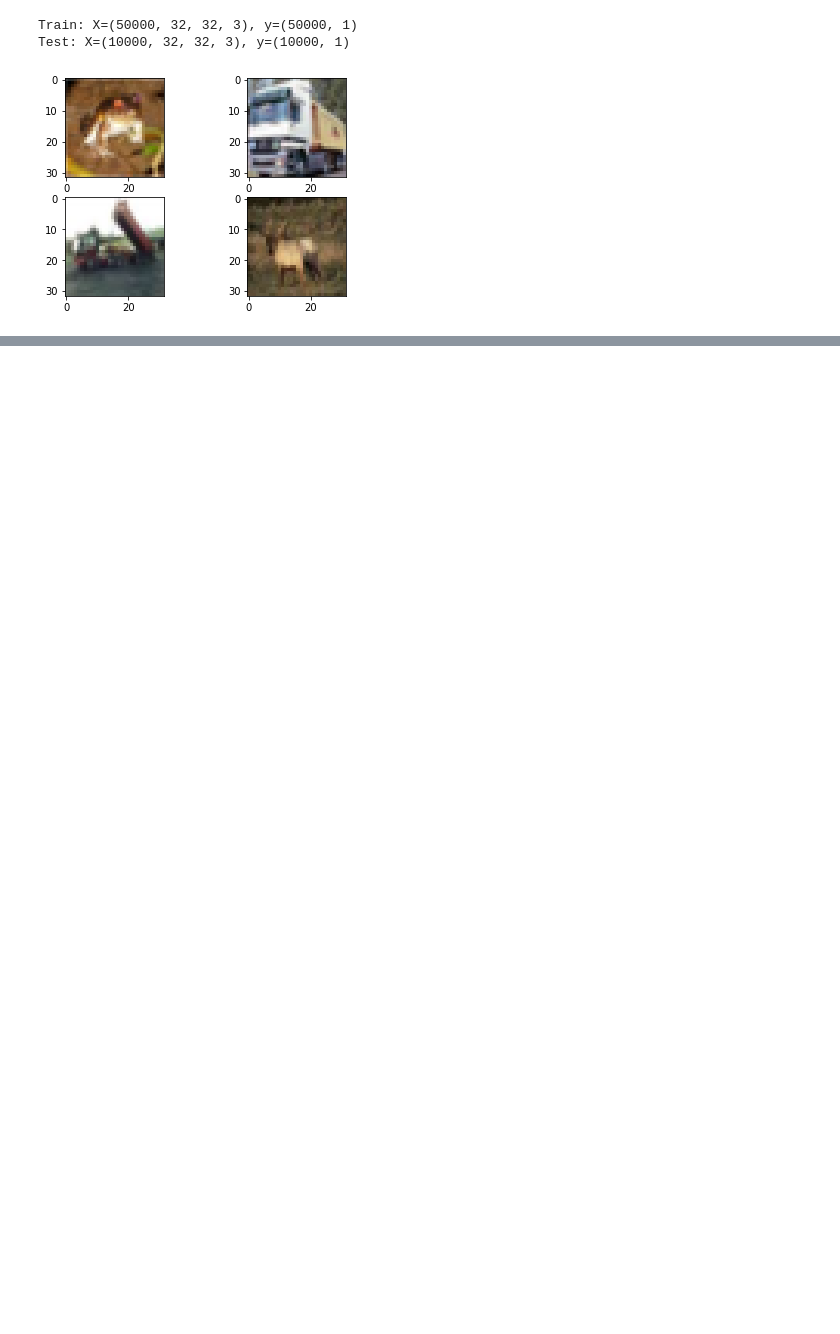
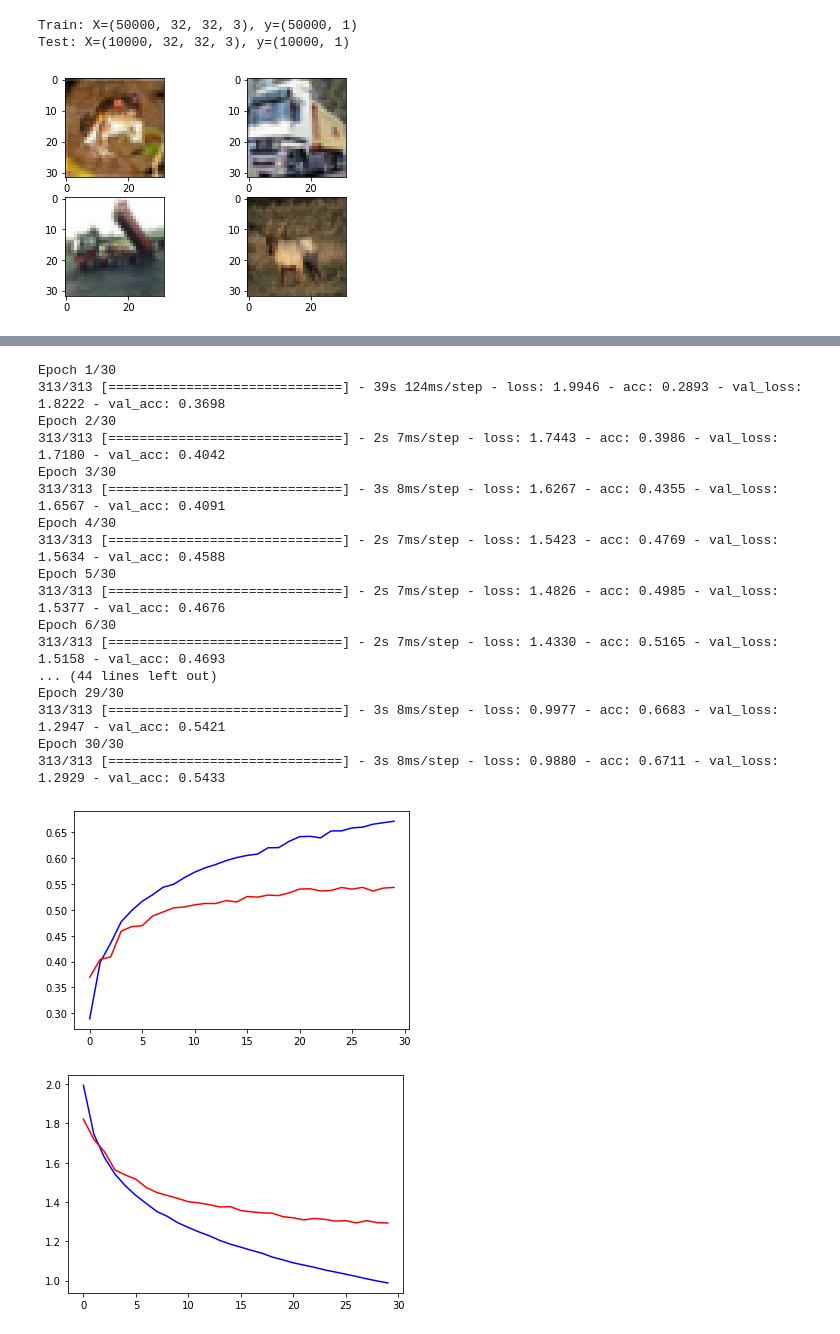
Before and after one commit to zahrasalarian/Artificial-Intelligence-in-Medicine-Projects, a Jupyter notebook: p2/main.ipynb, the cells around one changed output, grey strips where cells are left out. Saved outputs shown, nothing was run; the diff lists cells and outputs as text; code cells hidden in the pictures; blank space fills up the shorter version.

```diff
--- a/p2/main.ipynb
+++ b/p2/main.ipynb
@@ -37,0 +171,23 @@ test_Y = to_categorical(test_y)
+# %%
+history = choose_hyperparams(2000, 'relu')
+draw_acc_loss_plt(history)
+# %% [output]
+Epoch 1/30
+313/313 [==============================] - 39s 124ms/step - loss: 1.9946 - acc: 0.2893 - val_loss: 1.8222 - val_acc: 0.3698
+Epoch 2/30
+313/313 [==============================] - 2s 7ms/step - loss: 1.7443 - acc: 0.3986 - val_loss: 1.7180 - val_acc: 0.4042
+Epoch 3/30
+313/313 [==============================] - 3s 8ms/step - loss: 1.6267 - acc: 0.4355 - val_loss: 1.6567 - val_acc: 0.4091
+Epoch 4/30
+313/313 [==============================] - 2s 7ms/step - loss: 1.5423 - acc: 0.4769 - val_loss: 1.5634 - val_acc: 0.4588
+Epoch 5/30
+313/313 [==============================] - 2s 7ms/step - loss: 1.4826 - acc: 0.4985 - val_loss: 1.5377 - val_acc: 0.4676
+Epoch 6/30
+313/313 [==============================] - 2s 7ms/step - loss: 1.4330 - acc: 0.5165 - val_loss: 1.5158 - val_acc: 0.4693
+... (44 lines left out)
+Epoch 29/30
+313/313 [==============================] - 3s 8ms/step - loss: 0.9977 - acc: 0.6683 - val_loss: 1.2947 - val_acc: 0.5421
+Epoch 30/30
+313/313 [==============================] - 3s 8ms/step - loss: 0.9880 - acc: 0.6711 - val_loss: 1.2929 - val_acc: 0.5433
+[figure, added]
+[figure, added]
```
Also changed, not shown: parts of 37 cells of this notebook.
